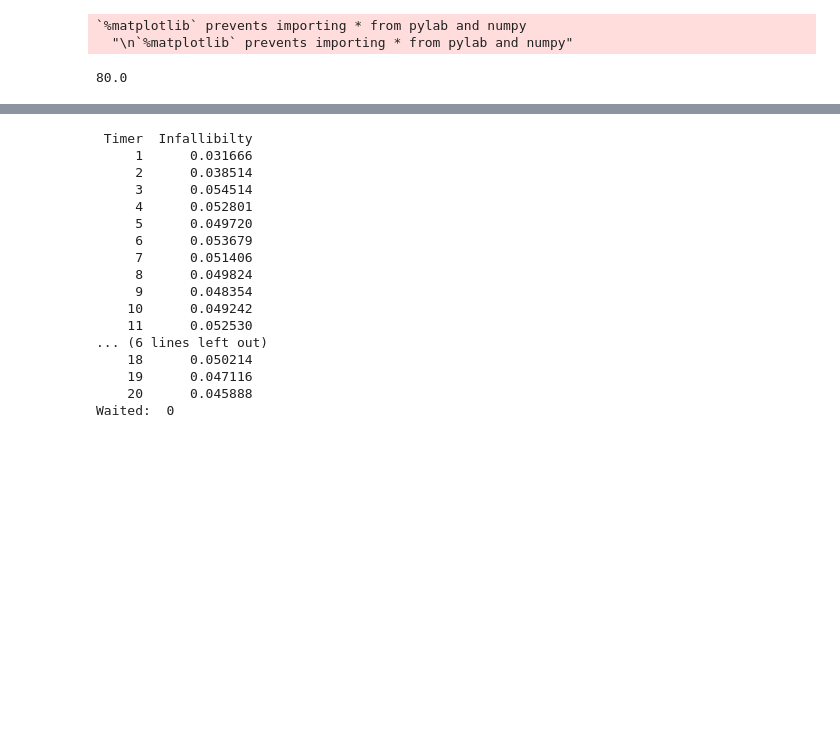
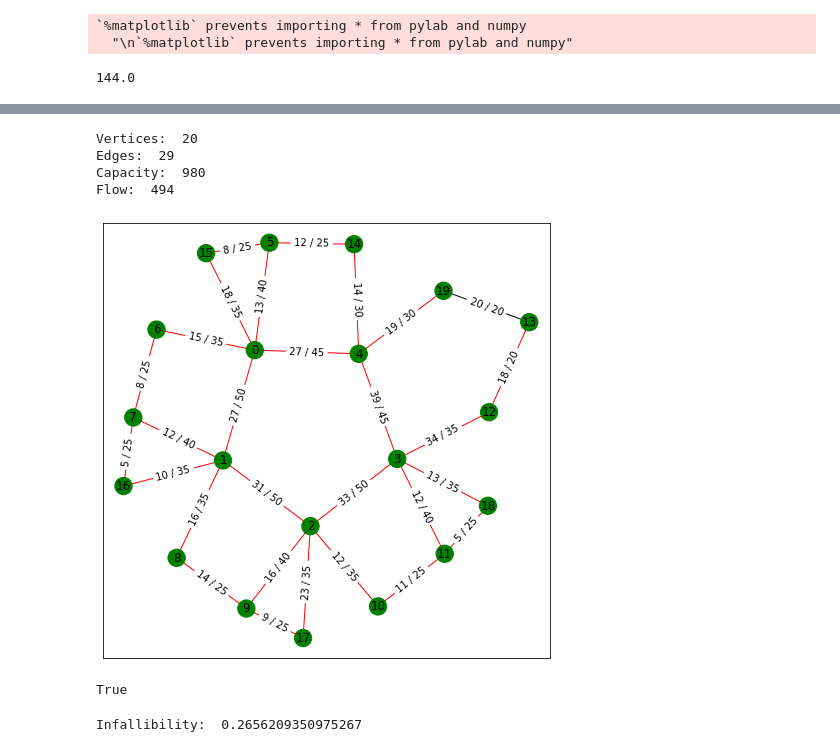
Before and after one commit to PatRyg99/NetworkSimulator, a Jupyter notebook: Simulation.ipynb, the cells around one changed output, grey strips where cells are left out. Cells and saved outputs as stored; diff of their text form; code cells hidden in the pictures; blank space fills up the shorter version.

Commit message:
Add: In place simulation with test and failure of edge parameter.

```diff
--- a/Simulation.ipynb
+++ b/Simulation.ipynb
@@ -22,12 +22,15 @@ import scripts.route as route
 from scripts.simulator import Simulator
 from scripts.package import Package, packages_from_matrix
 # %%
-G = graph.generate("topologies/no_center_spyder.txt", capacity_param = 3)
+G = graph.generate("topologies/no_center_spyder.txt", capacity_param = 5)
 
-matrix = intensity_matrix.generate([1,1], 0.2)
+matrix = intensity_matrix.generate([1,3], 0.2)
 packages = packages_from_matrix(matrix)
 
 simulator = Simulator(G, packages)
 print(sum(matrix))
 # %% [output]
-80.0
+144.0
+# %%
+simulator.test(p=0)
+# %% [output]
@@ -34,21 +41,10 @@ print(sum(matrix))
+Vertices:  20
+Edges:  29
+Capacity:  980
+Flow:  494
+[figure, added]
+True
+Infallibility:  0.2656209350975267
 # %%
 # Simulator run with timeout of 5 ticks
-simulator.run(20, timelapse = 0, reload_flag = True, draw = False)
+# simulator.run(20, timelapse = 1, reload_flag = True, draw = True)
-# %% [output]
- Timer  Infallibilty
-     1      0.031666
-     2      0.038514
-     3      0.054514
-     4      0.052801
-     5      0.049720
-     6      0.053679
-     7      0.051406
-     8      0.049824
-     9      0.048354
-    10      0.049242
-    11      0.052530
-... (6 lines left out)
-    18      0.050214
-    19      0.047116
-    20      0.045888
-Waited:  0
```
Also changed, not shown: parts of 2 cells of this notebook, 4 other files.
